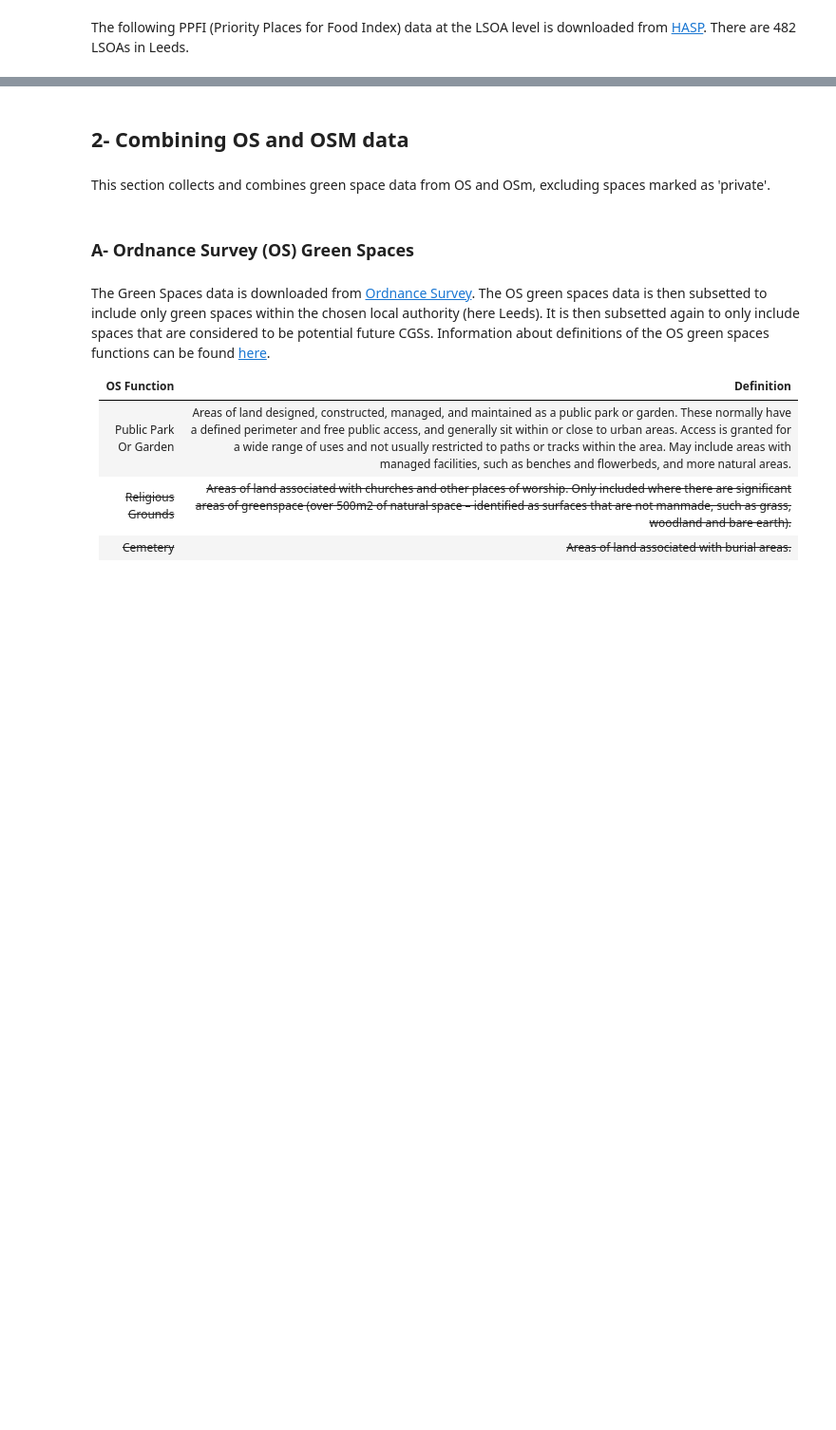
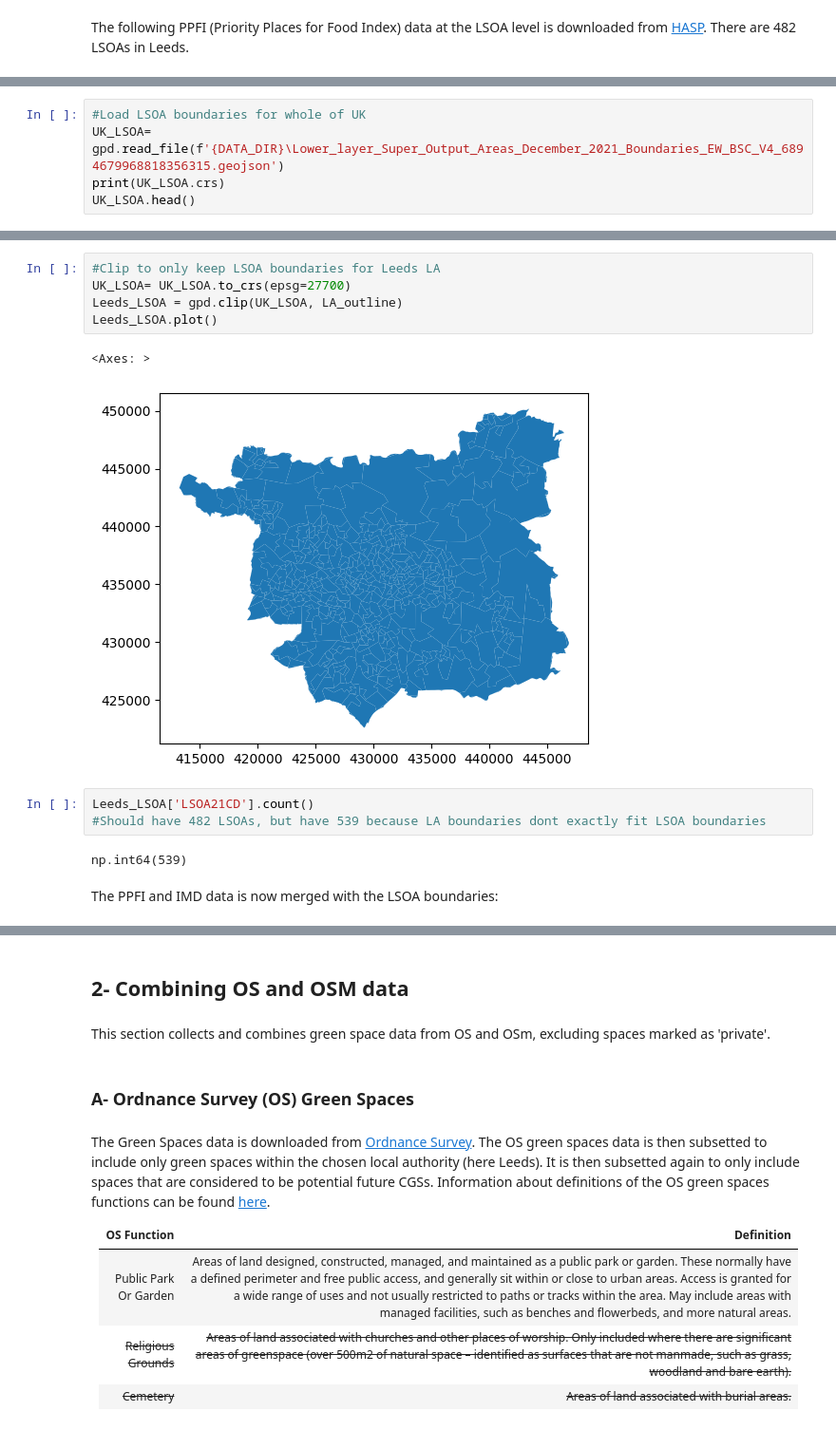
Before and after one commit to MarionC749/LIDA-SEEDS, a Jupyter notebook: Data_Processing/3-SEEDS_potentialCGS_search.ipynb, the cells around one changed output, grey strips where cells are left out. Shown at 95% size. Saved outputs shown, nothing was run; the diff lists cells and outputs as text; blank space fills up the shorter version.

```diff
--- a/Data_Processing/3-SEEDS_potentialCGS_search.ipynb
+++ b/Data_Processing/3-SEEDS_potentialCGS_search.ipynb
@@ -644,0 +453,5 @@ Leeds_PPFI_IMD.to_file((os.path.join(workspace_path, "Data", "Processed_Data", "
+# %%
+#Load LSOA boundaries for whole of UK
+UK_LSOA= gpd.read_file(f'{DATA_DIR}\Lower_layer_Super_Output_Areas_December_2021_Boundaries_EW_BSC_V4_6894679968818356315.geojson')
+print(UK_LSOA.crs)
+UK_LSOA.head()
@@ -644,0 +466,15 @@ Leeds_PPFI_IMD.to_file((os.path.join(workspace_path, "Data", "Processed_Data", "
+# %%
+#Clip to only keep LSOA boundaries for Leeds LA
+UK_LSOA= UK_LSOA.to_crs(epsg=27700)
+Leeds_LSOA = gpd.clip(UK_LSOA, LA_outline)
+Leeds_LSOA.plot()
+# %% [output]
+<Axes: >
+[figure, added]
+# %%
+Leeds_LSOA['LSOA21CD'].count()
+#Should have 482 LSOAs, but have 539 because LA boundaries dont exactly fit LSOA boundaries
+# %% [output]
+np.int64(539)
+# %% [markdown]
+The PPFI and IMD data is now merged with the LSOA boundaries:
```
Also changed, not shown: parts of 27 cells of this notebook, 9 other files.
